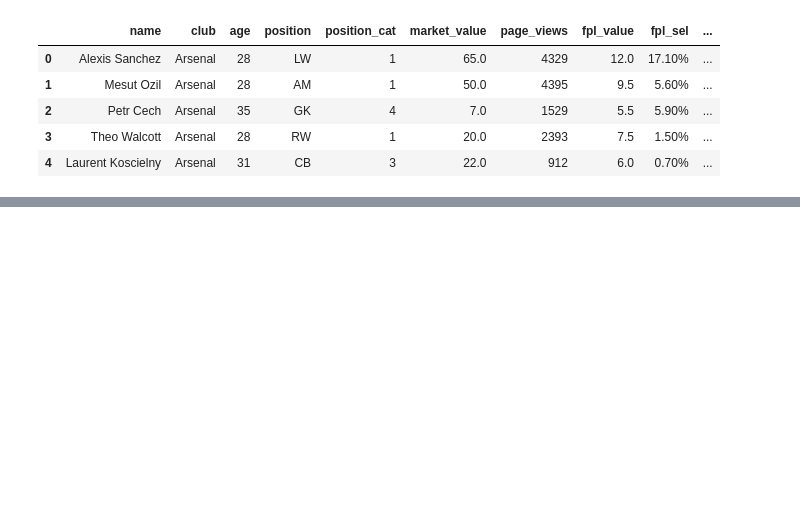
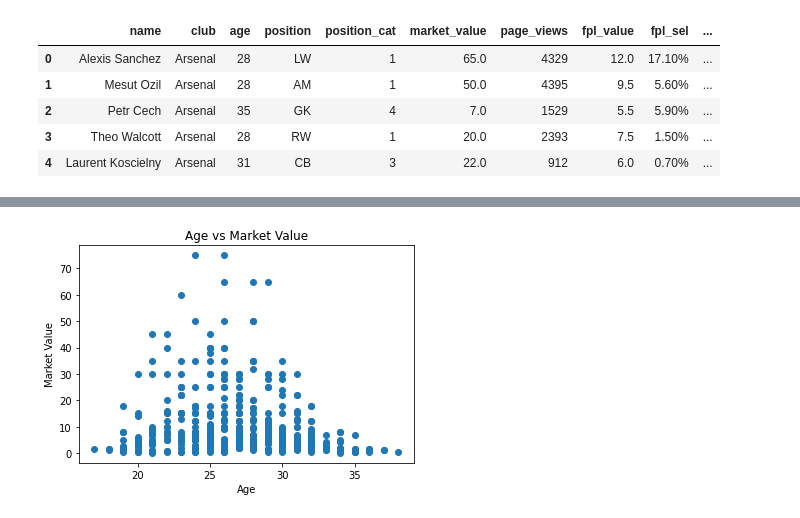
Before and after one commit to AmritShetra/football_stats, a Jupyter notebook: Notebook.ipynb, the cells around one changed output, grey strips where cells are left out. Cells and saved outputs as stored; diff of their text form; code cells hidden in the pictures; blank space fills up the shorter version.

```diff
--- a/Notebook.ipynb
+++ b/Notebook.ipynb
@@ -20,0 +42,10 @@ data[:5]
+# %%
+plt.scatter(
+    data['age'], data['market_value']
+)
+plt.title('Age vs Market Value')
+plt.xlabel('Age')
+plt.ylabel('Market Value')
+plt.show()
+# %% [output]
+[figure, added]
```
Also changed, not shown: parts of 5 cells of this notebook, 1 other file.
